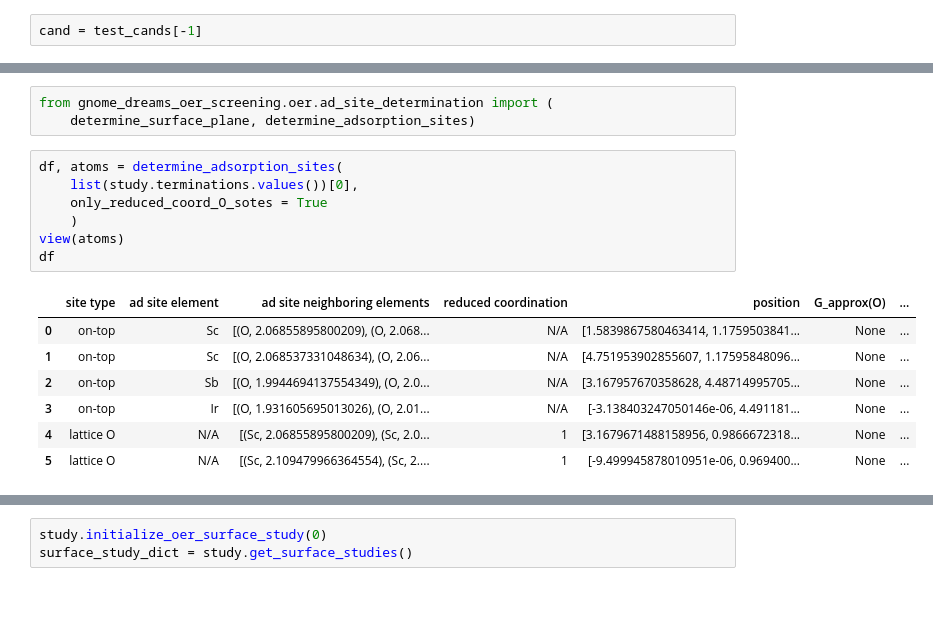
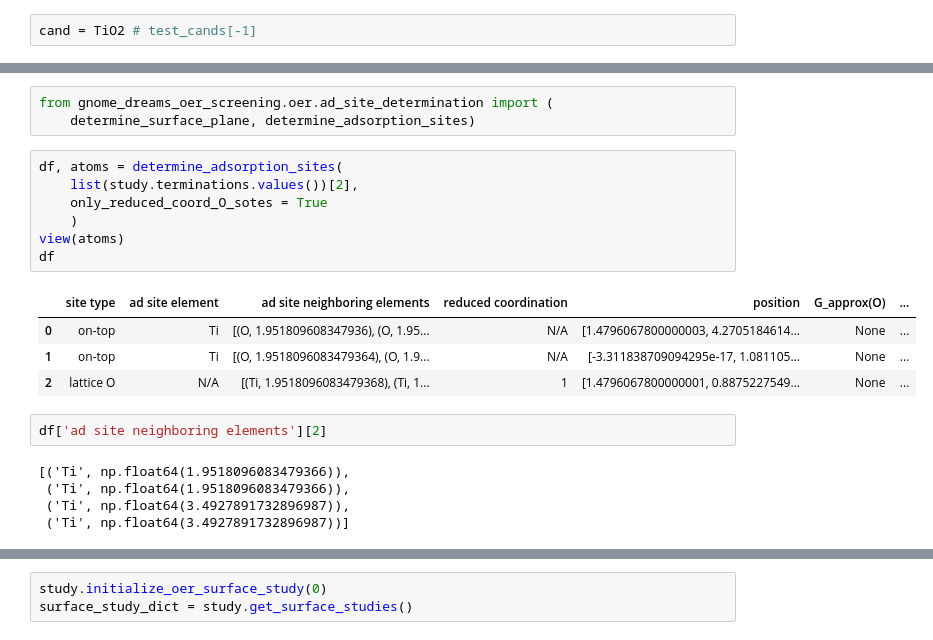
Before and after one commit to Matminator/GNoME_DREAMS_OER_screening, a Jupyter notebook: notebooks/OER_stody_experimental.ipynb, the cells around one changed output, grey strips where cells are left out. Cells and saved outputs as stored; diff of their text form; blank space fills up the shorter version.

```diff
--- a/notebooks/OER_stody_experimental.ipynb
+++ b/notebooks/OER_stody_experimental.ipynb
@@ -27,7 +27,7 @@ if False:
 # Select surface sites based on O atoms above surface plane
 # Select on-top surface sites
 # %%
-cand = test_cands[-1]
+cand = TiO2 # test_cands[-1]
 # %%
 study = OER_catalyst_study(cand,
     H2O_gas_free_energy = -14.217,
@@ -66,19 +60,23 @@ from gnome_dreams_oer_screening.oer.ad_site_determination import (
     determine_surface_plane, determine_adsorption_sites)
 # %%
 df, atoms = determine_adsorption_sites(
-    list(study.terminations.values())[0],
+    list(study.terminations.values())[2],
     only_reduced_coord_O_sotes = True
     )
 view(atoms)
 df
 # %% [output]
 |  | site type | ad site element | ad site neighboring elements | reduced coordination | position | G_approx(O) | ... |
-| 0 | on-top | Sc | [(O, 2.06855895800209), (O, 2.068... | N/A | [1.5839867580463414, 1.1759503841... | None | ... |
-| 1 | on-top | Sc | [(O, 2.068537331048634), (O, 2.06... | N/A | [4.751953902855607, 1.17595848096... | None | ... |
-| 2 | on-top | Sb | [(O, 1.9944694137554349), (O, 2.0... | N/A | [3.167957670358628, 4.48714995705... | None | ... |
-| 3 | on-top | Ir | [(O, 1.931605695013026), (O, 2.01... | N/A | [-3.138403247050146e-06, 4.491181... | None | ... |
-| 4 | lattice O | N/A | [(Sc, 2.06855895800209), (Sc, 2.0... | 1 | [3.1679671488158956, 0.9866672318... | None | ... |
-| 5 | lattice O | N/A | [(Sc, 2.109479966364554), (Sc, 2.... | 1 | [-9.499945878010951e-06, 0.969400... | None | ... |
+| 0 | on-top | Ti | [(O, 1.951809608347936), (O, 1.95... | N/A | [1.4796067800000003, 4.2705184614... | None | ... |
+| 1 | on-top | Ti | [(O, 1.9518096083479364), (O, 1.9... | N/A | [-3.311838709094295e-17, 1.081105... | None | ... |
+| 2 | lattice O | N/A | [(Ti, 1.9518096083479368), (Ti, 1... | 1 | [1.4796067800000001, 0.8875227549... | None | ... |
+# %%
+df['ad site neighboring elements'][2]
+# %% [output]
+[('Ti', np.float64(1.9518096083479366)),
+ ('Ti', np.float64(1.9518096083479366)),
+ ('Ti', np.float64(3.4927891732896987)),
+ ('Ti', np.float64(3.4927891732896987))]
 # %%
 df['ad site neighboring elements'].values[-2]
 # %% [output]
```
Also changed, not shown: parts of 2 cells of this notebook, 2 other files.
